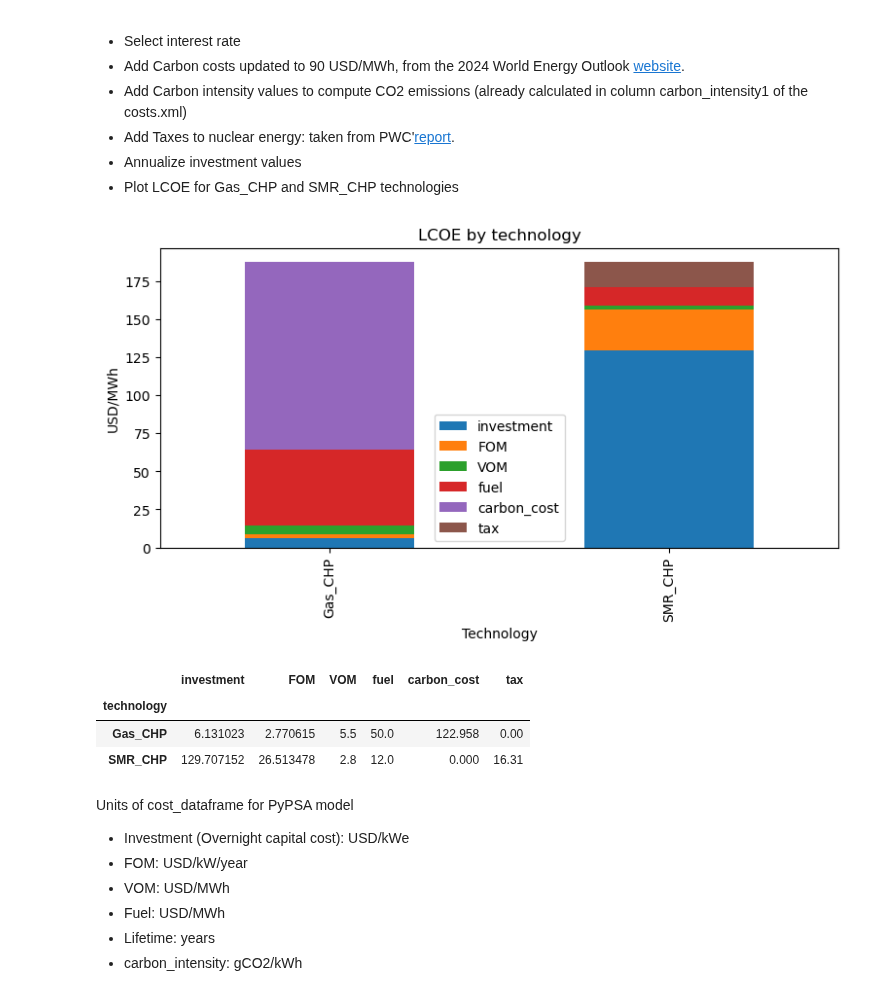
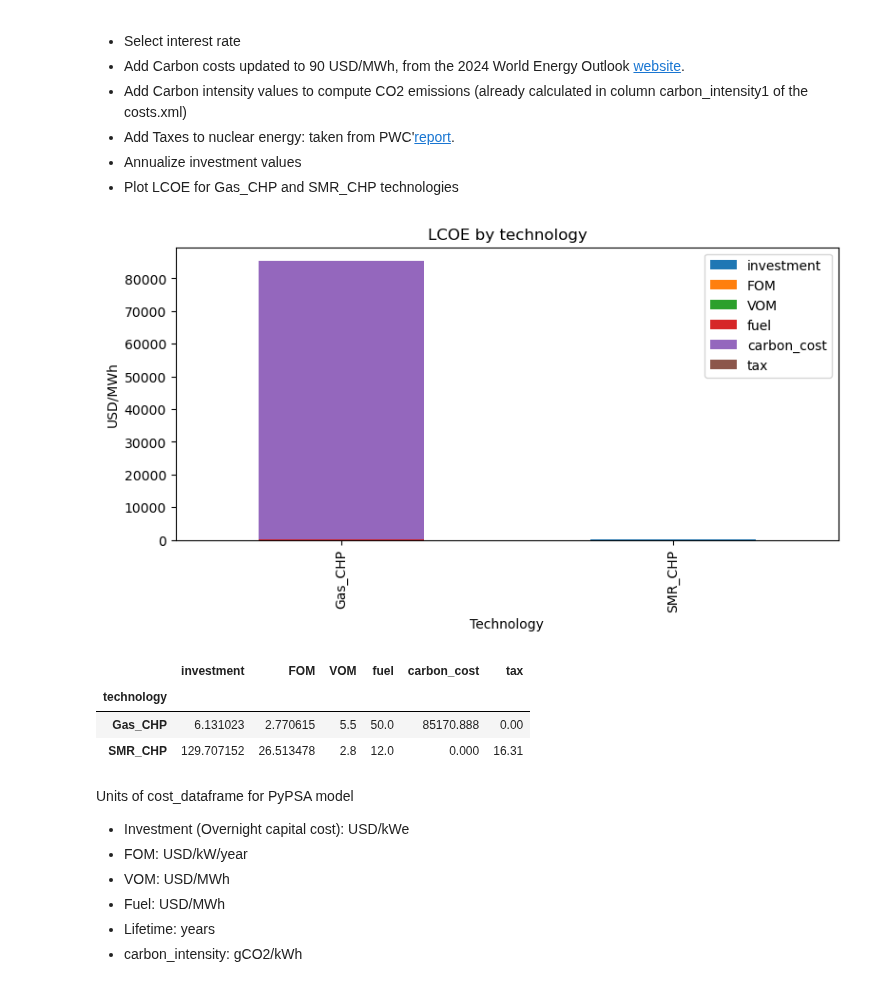
Before and after one commit to C-ansi-eof/SIDNE-Model, a Jupyter notebook: SMR_multilink.ipynb, the cells around one changed output. Cells and saved outputs as stored; diff of their text form; code cells hidden in the pictures.

```diff
--- a/SMR_multilink.ipynb
+++ b/SMR_multilink.ipynb
@@ -58,41 +58,41 @@ cost=pd.read_csv('./cost_final24.csv', index_col=0) # cost Data Frame
 select_rate=cost.loc["SMR_CHP","rate"] #Sensibility parameters
 
 # cost["carbon_cost"] = cost["carbon_cost"].astype(float) # assign as float
-cost.loc["Gas_CHP", "carbon_cost"]=621  # 90 USD/tonCO2 by 2024 World Energy Outlook
+cost.loc["Gas_CHP", "carbon_cost"]=430156  # 90 USD/tonCO2 by 2024 World Energy Outlook
 # carbon_intensity1 column in [tCO2/MWh_th] *note the conversion factor: 1/(1000*efficiency)
 cost["tax"] = cost["tax"].astype(float) # assign as float
 cost.loc["SMR_CHP", "tax"]=16.31 #impact of taxes, 16.31 // Source PWC
 
 #annualiaze investment costs
 lifetime= cost["lifetime"].values
 annualized_inv=[packages.annualized(val, select_rate, lifetime[i])*1000 for i, val
 in enumerate(cost["investment"].values)] #1000_factor_to_convert_to_USD/MW/year
 cost["annualized_investment"]=annualized_inv #Add to cost dataframe
 
 df1 = pd.DataFrame() # create df1 to Compute LCOE
 techs=['SMR_CHP', 'Gas_CHP']
 for tech in techs:
     df1=pd.concat([df1, packages.LCOE(tech, cost, tech)])
 
 cost_LCOE = pd.DataFrame() # create dataframe cost_LCOE to sum LCOE costs for each tech
 cost_LCOE['LCOE_Total'] = df1.sum(axis=1)
 # plot LCOE
 df1['Total'] = df1.sum(axis=1)
 df1 = df1.sort_values(by='Total', ascending=False)
 df1 = df1.drop(columns=['Total'])
 
 df1.plot(kind='bar', stacked=True, figsize=(9, 4))
 plt.xlabel('Technology')
 plt.ylabel('USD/MWh')
 plt.title('LCOE by technology')
 plt.show()
 df1
 #cost_LCOE.loc["SMR_CHP","LCOE_Total"]
 # %% [output]
-[figure, old version]
+[figure, new version]
 |  | investment | FOM | VOM | fuel | carbon_cost | tax |
 | technology |  |  |  |  |  |  |
-| Gas_CHP | 6.131023 | 2.770615 | 5.5 | 50.0 | 122.958 | 0.00 |
+| Gas_CHP | 6.131023 | 2.770615 | 5.5 | 50.0 | 85170.888 | 0.00 |
 | SMR_CHP | 129.707152 | 26.513478 | 2.8 | 12.0 | 0.000 | 16.31 |
 # %% [markdown]
 Units of cost_dataframe for PyPSA model
```
Also changed, not shown: parts of 6 cells of this notebook.
